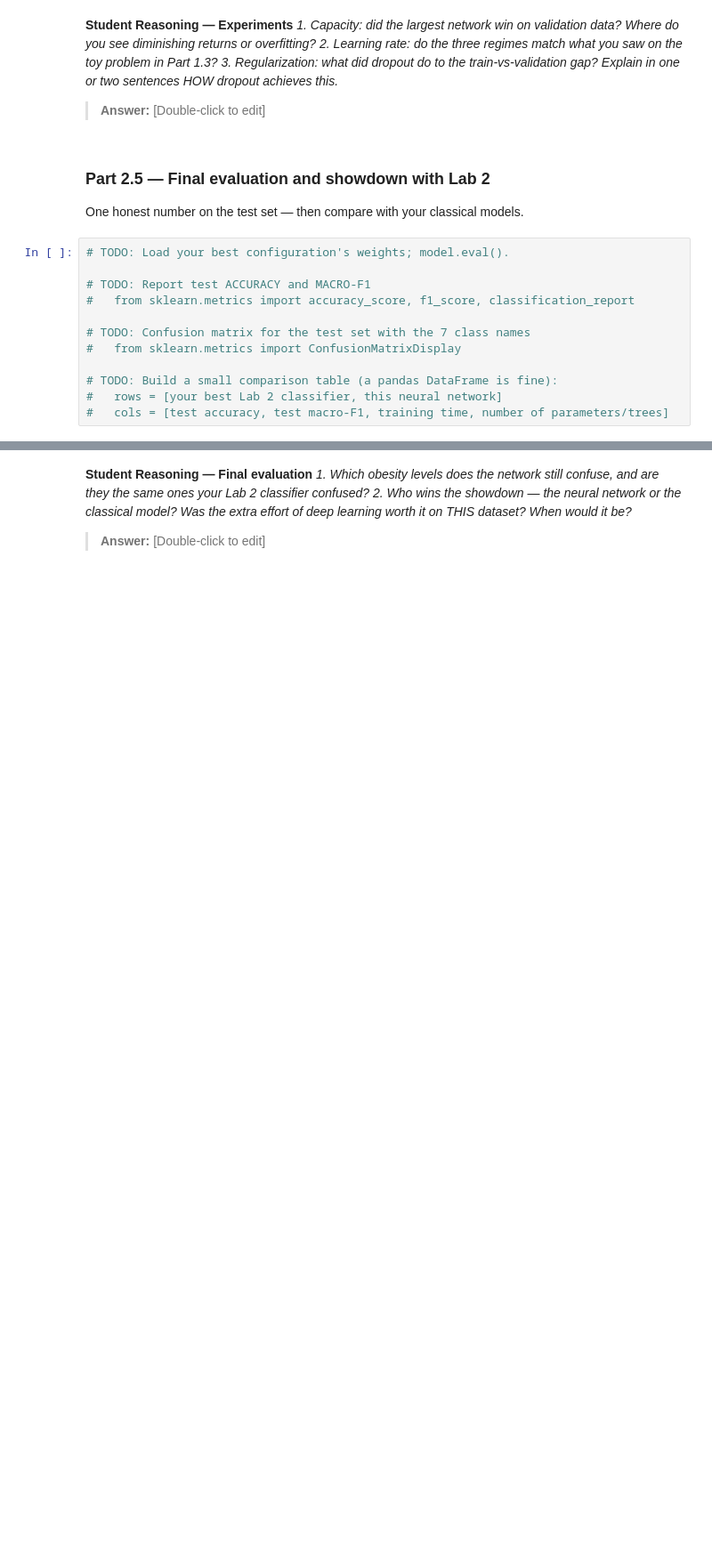
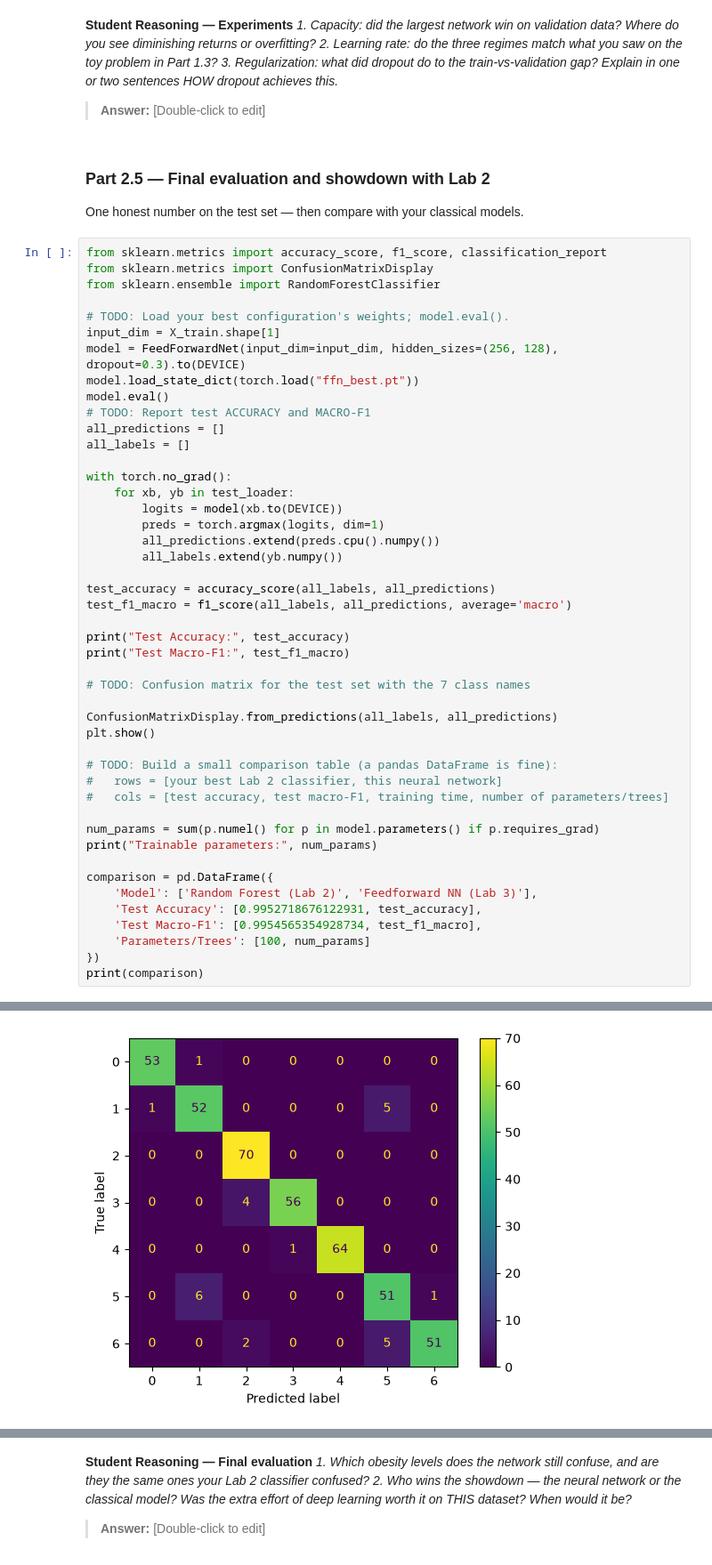
Before and after one commit to fredd-a/lab-3, a Jupyter notebook: Lab_3.ipynb, the cells around one changed output, grey strips where cells are left out. Shown at 89% size. Drawn from its saved outputs; the diff is of its cells as text; blank space fills up the shorter version.

```diff
--- a/Lab_3.ipynb
+++ b/Lab_3.ipynb
@@ -664,14 +805,49 @@ sentences HOW dropout achieves this.*
 ### Part 2.5 — Final evaluation and showdown with Lab 2
 One honest number on the test set — then compare with your classical models.
 # %%
+from sklearn.metrics import accuracy_score, f1_score, classification_report
+from sklearn.metrics import ConfusionMatrixDisplay
+from sklearn.ensemble import RandomForestClassifier
+
 # TODO: Load your best configuration's weights; model.eval().
+input_dim = X_train.shape[1]
+model = FeedForwardNet(input_dim=input_dim, hidden_sizes=(256, 128), dropout=0.3).to(DEVICE)
+model.load_state_dict(torch.load("ffn_best.pt"))
+model.eval()
+# TODO: Report test ACCURACY and MACRO-F1
+all_predictions = []
+all_labels = []
 
-# TODO: Report test ACCURACY and MACRO-F1
-#   from sklearn.metrics import accuracy_score, f1_score, classification_report
+with torch.no_grad():
+    for xb, yb in test_loader:
+        logits = model(xb.to(DEVICE))
+        preds = torch.argmax(logits, dim=1)
+        all_predictions.extend(preds.cpu().numpy())
+        all_labels.extend(yb.numpy())
+
+test_accuracy = accuracy_score(all_labels, all_predictions)
+test_f1_macro = f1_score(all_labels, all_predictions, average='macro')
+
+print("Test Accuracy:", test_accuracy)
+print("Test Macro-F1:", test_f1_macro)
 
 # TODO: Confusion matrix for the test set with the 7 class names
-#   from sklearn.metrics import ConfusionMatrixDisplay
+
+ConfusionMatrixDisplay.from_predictions(all_labels, all_predictions)
+plt.show()
 
 # TODO: Build a small comparison table (a pandas DataFrame is fine):
 #   rows = [your best Lab 2 classifier, this neural network]
 #   cols = [test accuracy, test macro-F1, training time, number of parameters/trees]
+
+num_params = sum(p.numel() for p in model.parameters() if p.requires_grad)
+print("Trainable parameters:", num_params)
+
+comparison = pd.DataFrame({
+    'Model': ['Random Forest (Lab 2)', 'Feedforward NN (Lab 3)'],
+    'Test Accuracy': [0.9952718676122931, test_accuracy],
+    'Test Macro-F1': [0.9954565354928734, test_f1_macro],
+    'Parameters/Trees': [100, num_params]
+})
+print(comparison)
+# %% [output]
@@ -677,0 +856 @@ One honest number on the test set — then compare with your classical models.
+[figure, added]
```
Also changed, not shown: parts of 7 cells of this notebook, 1 other file.
